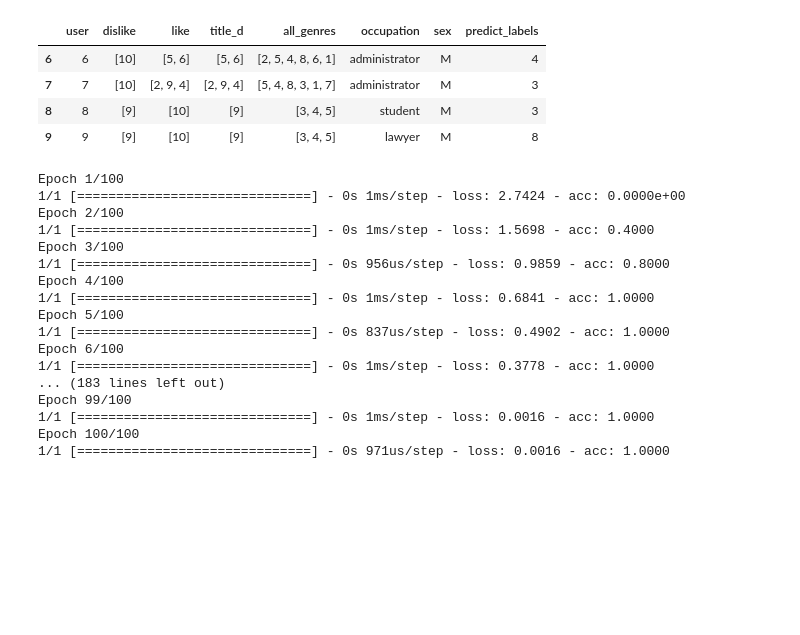
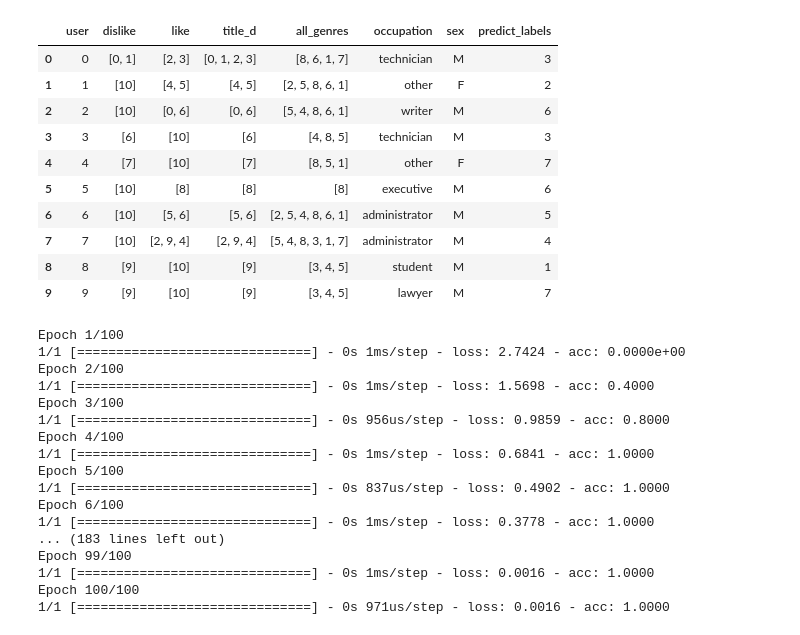
Before and after one commit to hyez/Deep-Youtube-Recommendations, a Jupyter notebook: candidate_generation.ipynb, the cells around one changed output. Drawn from its saved outputs; the diff is of its cells as text; code cells hidden in the pictures; blank space fills up the shorter version.

```diff
--- a/candidate_generation.ipynb
+++ b/candidate_generation.ipynb
@@ -135,11 +115,17 @@ ratings
-# %%
-test_data
-# %% [output]
-|  | user | dislike | like | title_d | all_genres | occupation | sex | predict_labels |
-| 6 | 6 | [10] | [5, 6] | [5, 6] | [2, 5, 4, 8, 6, 1] | administrator | M | 4 |
-| 7 | 7 | [10] | [2, 9, 4] | [2, 9, 4] | [5, 4, 8, 3, 1, 7] | administrator | M | 3 |
-| 8 | 8 | [9] | [10] | [9] | [3, 4, 5] | student | M | 3 |
-| 9 | 9 | [9] | [10] | [9] | [3, 4, 5] | lawyer | M | 8 |
+# %%
+user_title_list
+# %% [output]
+|  | user | dislike | like | title_d | all_genres | occupation | sex | predict_labels |
+| 0 | 0 | [0, 1] | [2, 3] | [0, 1, 2, 3] | [8, 6, 1, 7] | technician | M | 3 |
+| 1 | 1 | [10] | [4, 5] | [4, 5] | [2, 5, 8, 6, 1] | other | F | 2 |
+| 2 | 2 | [10] | [0, 6] | [0, 6] | [5, 4, 8, 6, 1] | writer | M | 6 |
+| 3 | 3 | [6] | [10] | [6] | [4, 8, 5] | technician | M | 3 |
+| 4 | 4 | [7] | [10] | [7] | [8, 5, 1] | other | F | 7 |
+| 5 | 5 | [10] | [8] | [8] | [8] | executive | M | 6 |
+| 6 | 6 | [10] | [5, 6] | [5, 6] | [2, 5, 4, 8, 6, 1] | administrator | M | 5 |
+| 7 | 7 | [10] | [2, 9, 4] | [2, 9, 4] | [5, 4, 8, 3, 1, 7] | administrator | M | 4 |
+| 8 | 8 | [9] | [10] | [9] | [3, 4, 5] | student | M | 1 |
+| 9 | 9 | [9] | [10] | [9] | [3, 4, 5] | lawyer | M | 7 |
 # %%
 EMBEDDING_DIMS = 16
 DENSE_UNITS = 64
```
Also changed, not shown: parts of 1 cell of this notebook, 1 other file.
